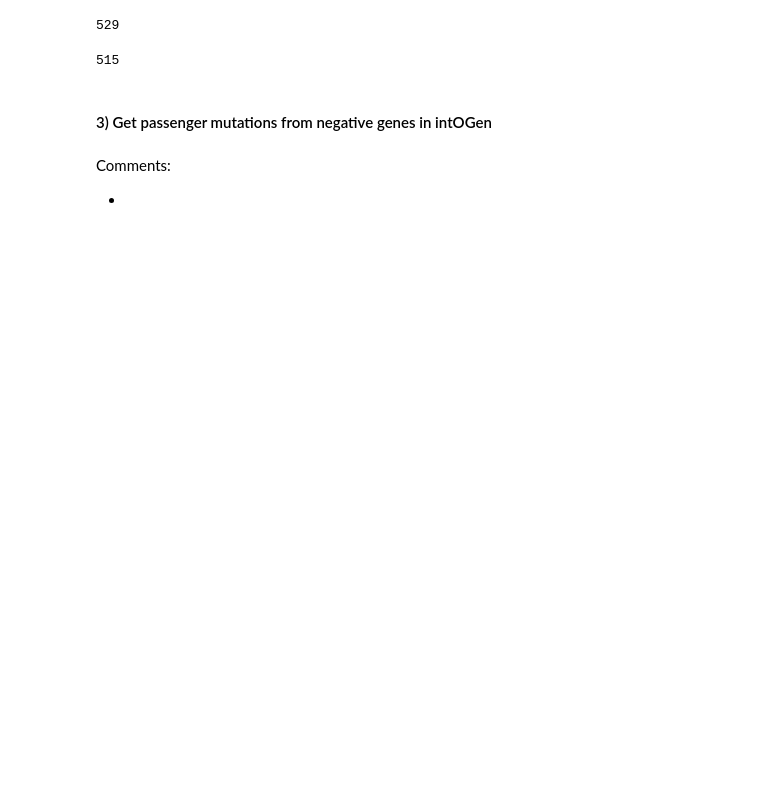
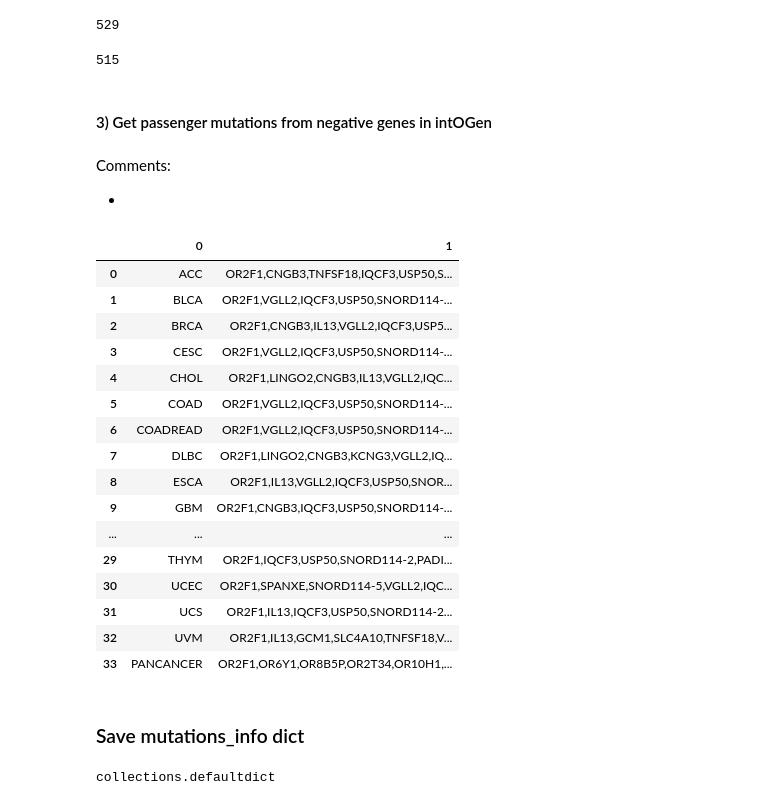
Before and after one commit to bbglab/cancer-detective, a Jupyter notebook: static/data/code/create_mutations_db.ipynb, the cells around one changed output. Saved outputs shown, nothing was run; the diff lists cells and outputs as text; code cells hidden in the pictures; blank space fills up the shorter version.

```diff
--- a/static/data/code/create_mutations_db.ipynb
+++ b/static/data/code/create_mutations_db.ipynb
@@ -165,3 +185,28 @@ Comments:
 -
 # %%
 negatives_df = pd.read_csv(intogen_negative_f, sep='\t', header=None)
+negatives_df
+# %% [output]
+|  | 0 | 1 |
+| 0 | ACC | OR2F1,CNGB3,TNFSF18,IQCF3,USP50,S... |
+| 1 | BLCA | OR2F1,VGLL2,IQCF3,USP50,SNORD114-... |
+| 2 | BRCA | OR2F1,CNGB3,IL13,VGLL2,IQCF3,USP5... |
+| 3 | CESC | OR2F1,VGLL2,IQCF3,USP50,SNORD114-... |
+| 4 | CHOL | OR2F1,LINGO2,CNGB3,IL13,VGLL2,IQC... |
+| 5 | COAD | OR2F1,VGLL2,IQCF3,USP50,SNORD114-... |
+| 6 | COADREAD | OR2F1,VGLL2,IQCF3,USP50,SNORD114-... |
+| 7 | DLBC | OR2F1,LINGO2,CNGB3,KCNG3,VGLL2,IQ... |
+| 8 | ESCA | OR2F1,IL13,VGLL2,IQCF3,USP50,SNOR... |
+| 9 | GBM | OR2F1,CNGB3,IQCF3,USP50,SNORD114-... |
+| ... | ... | ... |
+| 29 | THYM | OR2F1,IQCF3,USP50,SNORD114-2,PADI... |
+| 30 | UCEC | OR2F1,SPANXE,SNORD114-5,VGLL2,IQC... |
+| 31 | UCS | OR2F1,IL13,IQCF3,USP50,SNORD114-2... |
+| 32 | UVM | OR2F1,IL13,GCM1,SLC4A10,TNFSF18,V... |
+| 33 | PANCANCER | OR2F1,OR6Y1,OR8B5P,OR2T34,OR10H1,... |
+# %% [markdown]
+### Save mutations_info dict
+# %%
+type(mutations_info)
+# %% [output]
+collections.defaultdict
```
Also changed, not shown: parts of 7 cells of this notebook, 1 other file.
